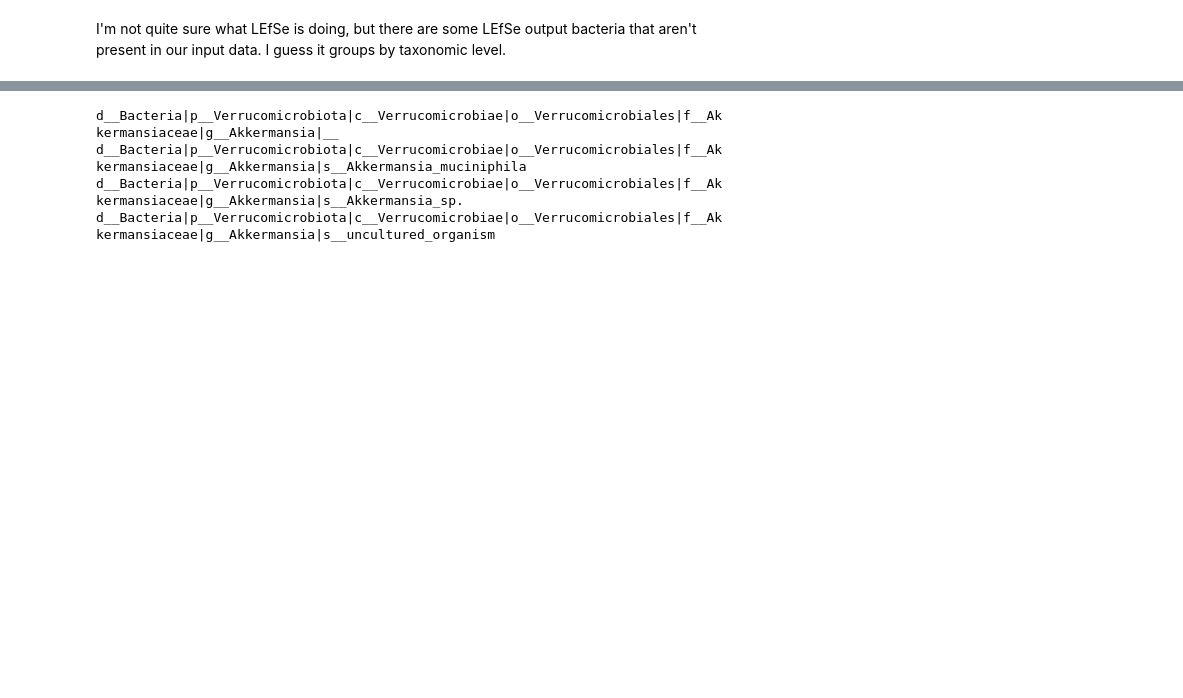
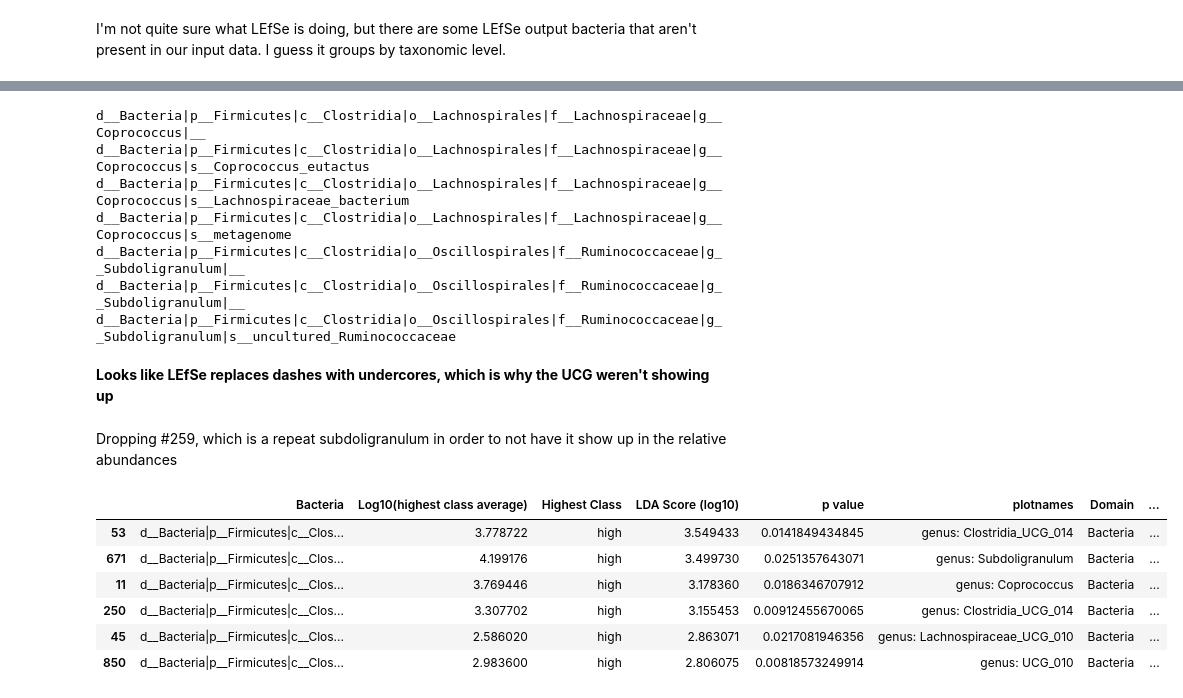
Before and after one commit to sterrettJD/Chemobrain, a Jupyter notebook: LEfSe.ipynb, the cells around one changed output, grey strips where cells are left out. Drawn from its saved outputs; the diff is of its cells as text; code cells hidden in the pictures; blank space fills up the shorter version.

```diff
--- a/LEfSe.ipynb
+++ b/LEfSe.ipynb
@@ -555,9 +615,13 @@ d__Bacteria|p__Firmicutes|c__Clostridia|o__Peptostreptococcales_Tissierellales|_
 # %%
 for col in tax_df.columns:
-    if col.startswith("d__Bacteria|p__Verrucomicrobiota|c__Verrucomicrobiae|o__Verrucomicrobiales|f__Akkermansiaceae"):
-        print(col)
+    for tax in allshared["Bacteria"]:
+        if col.startswith(tax):
+            print(col)
 # %% [output]
-d__Bacteria|p__Verrucomicrobiota|c__Verrucomicrobiae|o__Verrucomicrobiales|f__Akkermansiaceae|g__Akkermansia|__
-d__Bacteria|p__Verrucomicrobiota|c__Verrucomicrobiae|o__Verrucomicrobiales|f__Akkermansiaceae|g__Akkermansia|s__Akkermansia_muciniphila
-d__Bacteria|p__Verrucomicrobiota|c__Verrucomicrobiae|o__Verrucomicrobiales|f__Akkermansiaceae|g__Akkermansia|s__Akkermansia_sp.
-d__Bacteria|p__Verrucomicrobiota|c__Verrucomicrobiae|o__Verrucomicrobiales|f__Akkermansiaceae|g__Akkermansia|s__uncultured_organism
+d__Bacteria|p__Firmicutes|c__Clostridia|o__Lachnospirales|f__Lachnospiraceae|g__Coprococcus|__
+d__Bacteria|p__Firmicutes|c__Clostridia|o__Lachnospirales|f__Lachnospiraceae|g__Coprococcus|s__Coprococcus_eutactus
+d__Bacteria|p__Firmicutes|c__Clostridia|o__Lachnospirales|f__Lachnospiraceae|g__Coprococcus|s__Lachnospiraceae_bacterium
+d__Bacteria|p__Firmicutes|c__Clostridia|o__Lachnospirales|f__Lachnospiraceae|g__Coprococcus|s__metagenome
+d__Bacteria|p__Firmicutes|c__Clostridia|o__Oscillospirales|f__Ruminococcaceae|g__Subdoligranulum|__
+d__Bacteria|p__Firmicutes|c__Clostridia|o__Oscillospirales|f__Ruminococcaceae|g__Subdoligranulum|__
+d__Bacteria|p__Firmicutes|c__Clostridia|o__Oscillospirales|f__Ruminococcaceae|g__Subdoligranulum|s__uncultured_Ruminococcaceae
@@ -571,0 +628,2 @@ tax_df.loc["Species",:]=[taxonomy_splitter(x,"|")[6] for x in tax_df.columns]
+# %% [markdown]
+**Looks like LEfSe replaces dashes with undercores, which is why the UCG weren't showing up**
@@ -571,0 +632,12 @@ tax_df.loc["Species",:]=[taxonomy_splitter(x,"|")[6] for x in tax_df.columns]
+# %% [markdown]
+Dropping #259, which is a repeat subdoligranulum in order to not have it show up in the relative abundances
+# %%
+allshared.drop(259)
+# %% [output]
+|  | Bacteria | Log10(highest class average) | Highest Class | LDA Score (log10) | p value | plotnames | Domain | ... |
+| 53 | d__Bacteria|p__Firmicutes|c__Clos... | 3.778722 | high | 3.549433 | 0.0141849434845 | genus: Clostridia_UCG_014 | Bacteria | ... |
+| 671 | d__Bacteria|p__Firmicutes|c__Clos... | 4.199176 | high | 3.499730 | 0.0251357643071 | genus: Subdoligranulum | Bacteria | ... |
+| 11 | d__Bacteria|p__Firmicutes|c__Clos... | 3.769446 | high | 3.178360 | 0.0186346707912 | genus: Coprococcus | Bacteria | ... |
+| 250 | d__Bacteria|p__Firmicutes|c__Clos... | 3.307702 | high | 3.155453 | 0.00912455670065 | genus: Clostridia_UCG_014 | Bacteria | ... |
+| 45 | d__Bacteria|p__Firmicutes|c__Clos... | 2.586020 | high | 2.863071 | 0.0217081946356 | genus: Lachnospiraceae_UCG_010 | Bacteria | ... |
+| 850 | d__Bacteria|p__Firmicutes|c__Clos... | 2.983600 | high | 2.806075 | 0.00818573249914 | genus: UCG_010 | Bacteria | ... |
```
Also changed, not shown: parts of 23 cells of this notebook.
